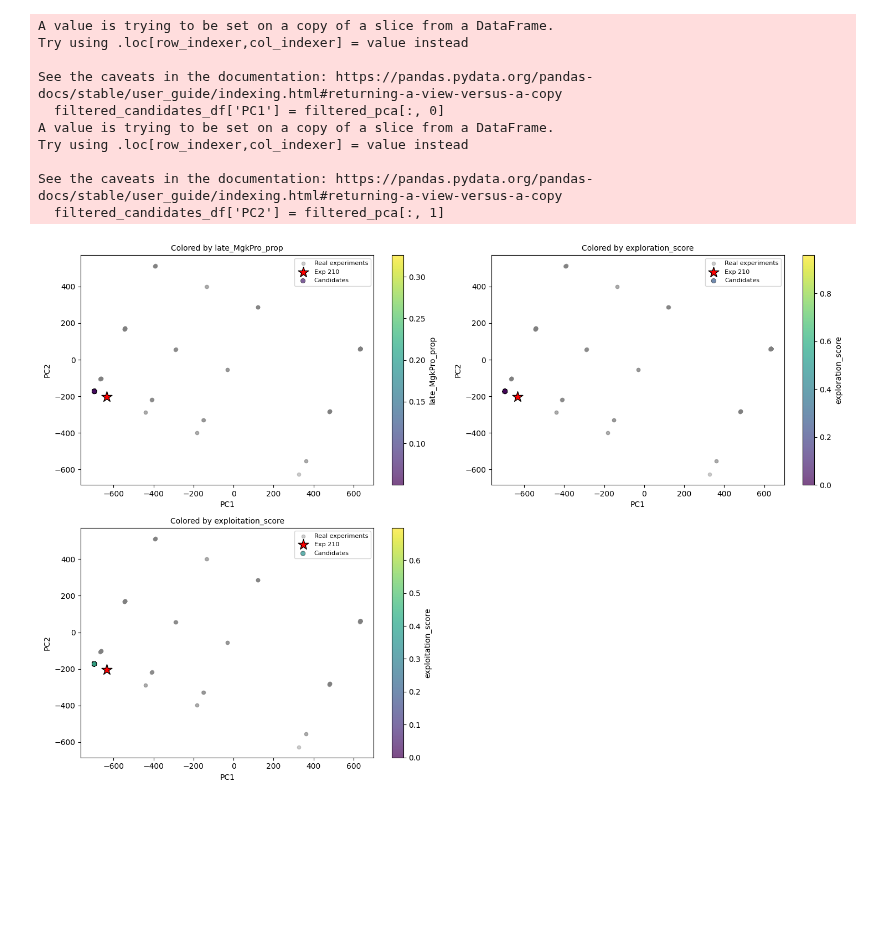
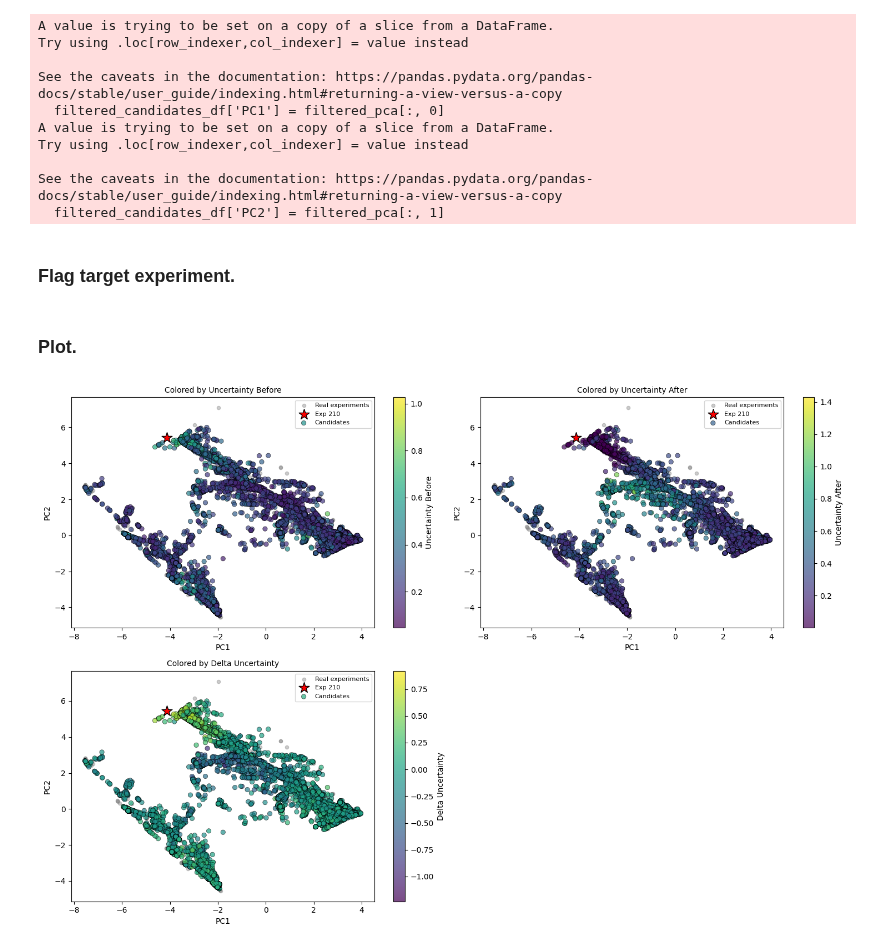
Before and after one commit to theislab/LabCompass-reproducibility, a Jupyter notebook: inverse/loss_guidance/notebooks/analyse_model_improvement/loop1_to_loop2.ipynb, the cells around one changed output. Saved outputs shown, nothing was run; the diff lists cells and outputs as text; code cells hidden in the pictures; blank space fills up the shorter version.

```diff
--- a/inverse/loss_guidance/notebooks/analyse_model_improvement/loop1_to_loop2.ipynb
+++ b/inverse/loss_guidance/notebooks/analyse_model_improvement/loop1_to_loop2.ipynb
@@ -133,8 +135,6 @@ array(['CD14Mono', 'CD16Mono', 'CyclingPro1', 'CyclingPro2', 'Early_GMP',
 # %% [markdown]
 ### Read Candidates Data.
 # %%
-import pandas as pd
-import os
 
 candidates_base_dir = "/lustre/groups/ml01/workspace/lorenzo.consoli/projects/SFC_cambridge/output/inverse/loss_guidance/bloodplus_inverse_fm_old_measurements_official"
 opt_modes_list = os.listdir(candidates_base_dir)
@@ -143,7 +143,7 @@ opt_modes_list = os.listdir(candidates_base_dir)
 ct_prop_std_cols = [f"{ct}_prop_std" for ct in classes]   # ensure 'classes' is defined
 other_scores_cols = [
     "exploration_score", "exploitation_score", "metric_response_surface",
-    "indices", "losses", "acq_values",
+    "indices", "losses", "acq_values", "late_MgkPro_prop",
     "target_ct_loss_mean", "target_ct_loss_std", "ct_prop_total_variance"
 ]
 uq_annot_cols = ct_prop_std_cols + other_scores_cols      # FIXED variable name
@@ -268,7 +268,8 @@ target_ct_prop_col = f"{target_ct}_prop"
 # ---- Define filtering mask ----
 filtering_col = "passes_constraints:all"
 target_ct_col = "cfg:sampling:target_cell_type"
-min_ct_prop = 0.05
+# min_ct_prop = 0.05
+min_ct_prop = 0.00
 passes_constraints_mask = candidates_df[filtering_col]
 is_target_ct_mask = candidates_df[target_ct_col] == target_ct
 is_enriched_mask = candidates_df[target_ct_prop_col] > min_ct_prop
@@ -276,7 +277,8 @@ mask = passes_constraints_mask & is_target_ct_mask & is_enriched_mask
 
 # ---- Filter data and get concentrations ---
 filtered_candidates_df = candidates_df[mask]
-filtered_concs = filtered_candidates_df[protocol_cols].map(lambda e: math.log(e + 1))
+filtered_concs_orig = filtered_candidates_df[protocol_cols].astype(float)
+filtered_concs = pd.DataFrame(np.log1p(filtered_concs_orig.values), columns=filtered_concs_orig.columns, index=filtered_concs_orig.index)
 filtered_concs
 # %% [output]
 |  | gm-csf_[ng_ml] | tpo_[ng_ml] | sr1_[nm] | um171_[nm] | um729_[µm] | scf_[ng_ml] | butyzamide_[nm] | ... |
@@ -692,9 +781,14 @@ import seaborn as sns
 
 # real_matrix: (n_experiments, n_protocols) – binary condition vectors
 # Standardize (recommended when variables have different units, though here all are 0/1)
-# scaler = StandardScaler()
-# real_scaled = scaler.fit_transform(real_matrix)
-real_scaled = real_matrix
+
+real_matrix_log1p = np.log1p(real_matrix)
+scale_data = False
+if scale_data:
+    scaler = StandardScaler()
+    real_scaled = scaler.fit_transform(real_matrix_log1p)
+else:
+    real_scaled = real_matrix_log1p
 
 pca = PCA(n_components=2)  # keep first two PCs for visualization
 real_pca = pca.fit_transform(real_scaled)
@@ -721,8 +817,11 @@ days_of_culture     0.002075 -0.000311
 # %%
 # filtered_concs is already log1p-transformed (shape: n_candidates × n_protocols)
 # Use the same scaler and PCA transform
-# filtered_scaled = scaler.transform(filtered_concs)
-# filtered_pca = pca.transform(filtered_scaled)
+if scale_data:
+    filtered_scaled = scaler.transform(filtered_concs)
+    filtered_pca = pca.transform(filtered_scaled)
+else:
+    filtered_pca = pca.transform(filtered_concs)
 
 # Add PCA coordinates to the filtered DataFrame
 filtered_candidates_df['PC1'] = filtered_pca[:, 0]
@@ -738,6 +837,8 @@ Try using .loc[row_indexer,col_indexer] = value instead
 
 See the caveats in the documentation: https://pandas.pydata.org/pandas-docs/stable/user_guide/indexing.html#returning-a-view-versus-a-copy
   filtered_candidates_df['PC2'] = filtered_pca[:, 1]
+# %% [markdown]
+### Flag target experiment.
 # %%
 # Find index of experiment 210
 idx_210 = np.where(exp_labels == 210)[0]
@@ -747,10 +848,14 @@ if len(idx_210) > 0:
 else:
     exp210_pc1 = exp210_pc2 = None
     print("Experiment 210 not found in real conditions.")
+# %% [markdown]
+### Plot.
 # %%
 # After creating the subplots and before the loop over color columns,
 # we can plot the gray points and star on each axes.
 
+# color_cols = ["loop0:target_ct_loss_std", "loop1:target_ct_loss_std"]
+color_cols = ["Uncertainty Before", "Uncertainty After", "Delta Uncertainty"]
 fig, axes = plt.subplots(2, (len(color_cols)+1)//2, figsize=(15, 10))
 axes = axes.flatten()
 
@@ -758,31 +863,31 @@ axes = axes.flatten()
 for ax in axes:
     # 1. All real conditions in gray
     ax.scatter(real_pca[:, 0], real_pca[:, 1],
                c='gray', s=20, alpha=0.4, label='Real experiments')
     # 2. Highlight experiment 210 with a red star
     if exp210_pc1 is not None:
         ax.scatter(exp210_pc1, exp210_pc2,
                    marker='*', s=200, c='red', edgecolors='black',
                    linewidth=1, zorder=5, label='Exp 210')
 
 for i, col in enumerate(color_cols):
     ax = axes[i]
     # Plot candidates (colored by current column)
     sc = ax.scatter(filtered_candidates_df['PC1'], filtered_candidates_df['PC2'],
                     c=filtered_candidates_df[col], cmap='viridis', alpha=0.7,
                     edgecolors='k', linewidth=0.5, label='Candidates')
     ax.set_title(f'Colored by {col}', fontsize=10)
     ax.set_xlabel('PC1')
     ax.set_ylabel('PC2')
     # Add a colorbar
     plt.colorbar(sc, ax=ax, label=col)
     # Add legend (only once if you want, but per-subplot is fine)
     ax.legend(loc='best', fontsize=8)
 
 # Hide any unused subplots, show
 for j in range(i+1, len(axes)):
     axes[j].set_visible(False)
 plt.tight_layout()
 plt.show()
 # %% [output]
-[figure, old version]
+[figure, new version]
```
Also changed, not shown: parts of 24 cells of this notebook, 5 other files.
